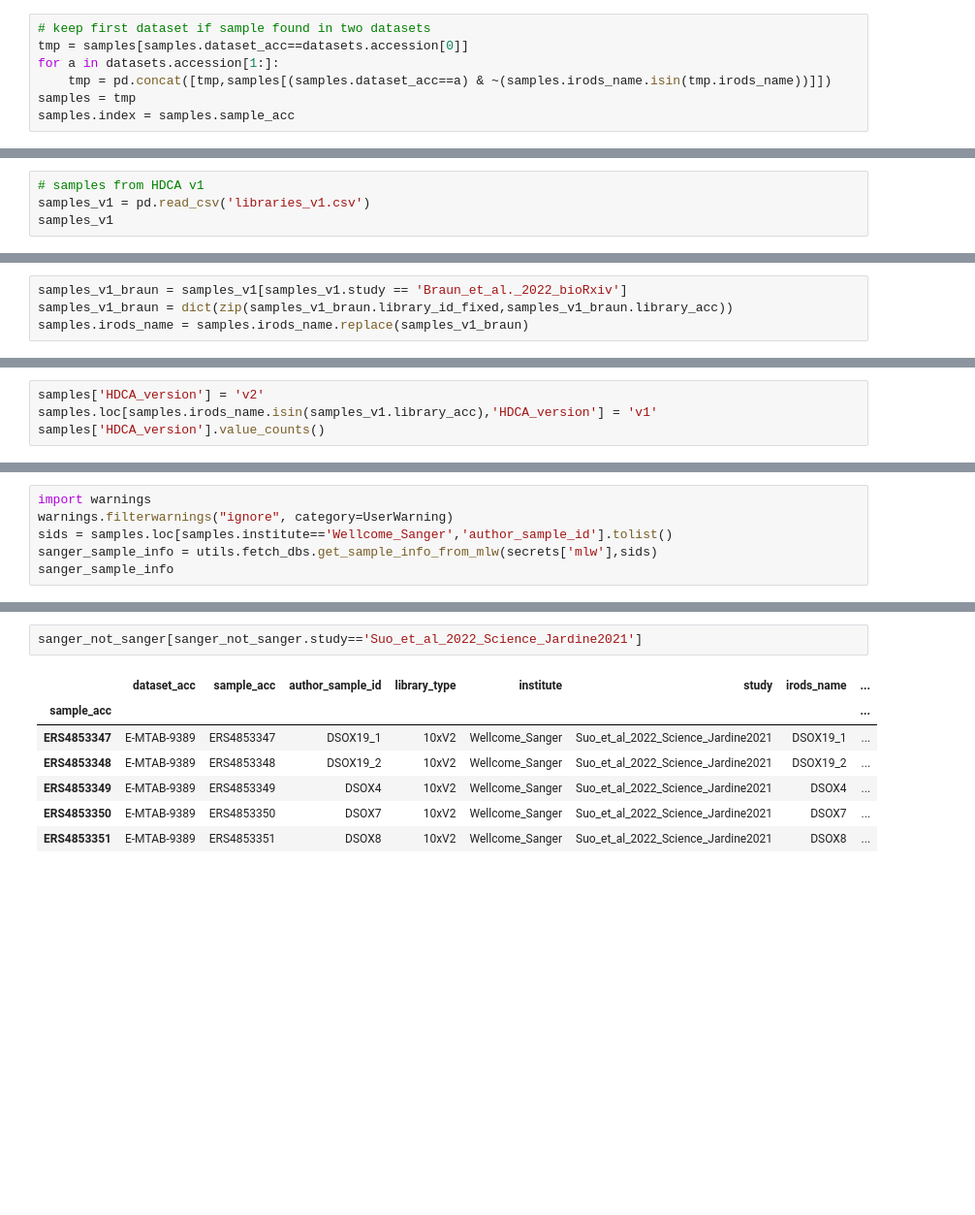
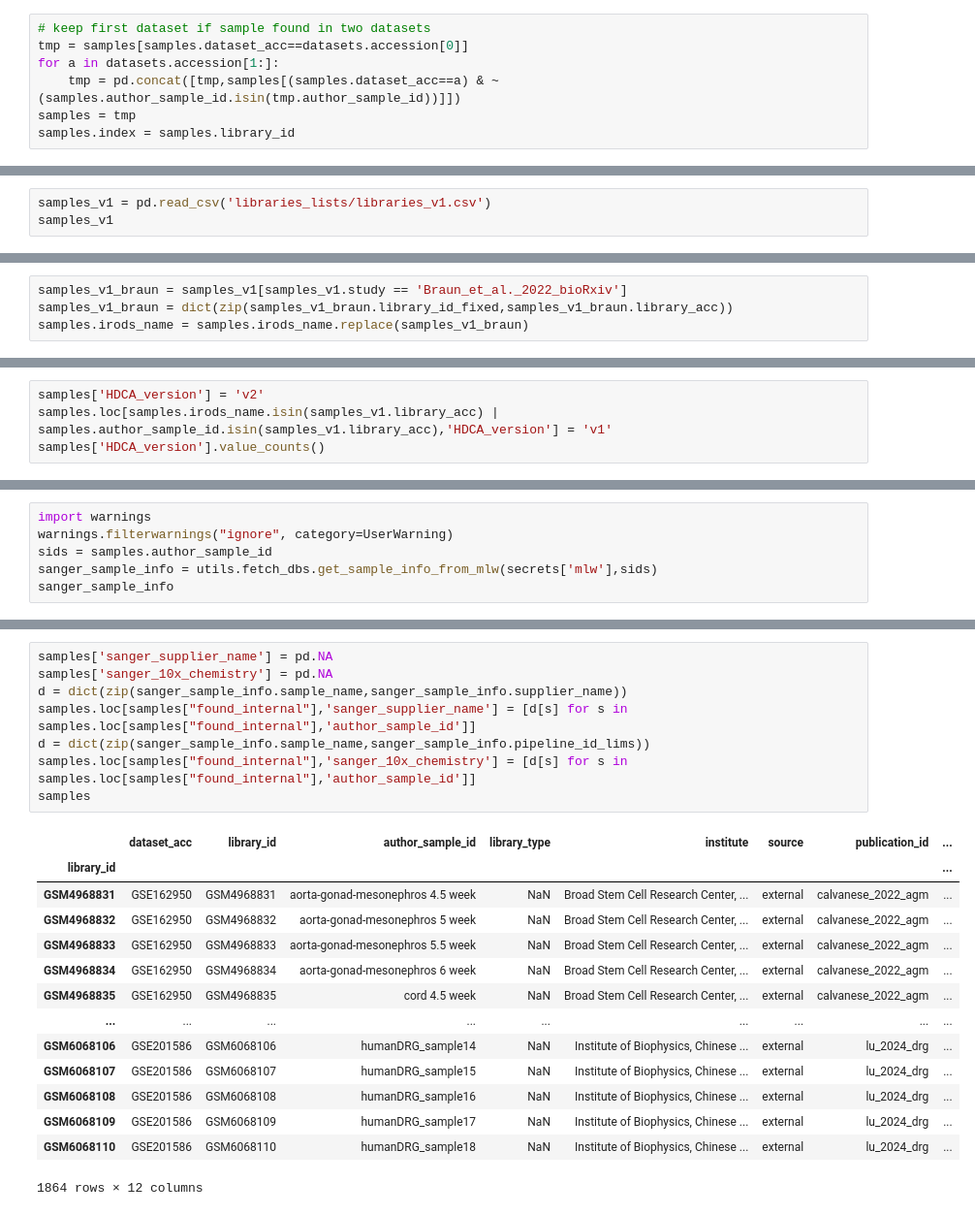
Before and after one commit to cellgeni/hdca_v2_reprocessing, a Jupyter notebook: 01_collect_sample_metadata.ipynb, the cells around one changed output, grey strips where cells are left out. Shown at 97% size. Cells and saved outputs as stored; diff of their text form; blank space fills up the shorter version.

```diff
--- a/01_collect_sample_metadata.ipynb
+++ b/01_collect_sample_metadata.ipynb
@@ -516,6 +591,6 @@ t.sort_values('datasets')
 # keep first dataset if sample found in two datasets
 tmp = samples[samples.dataset_acc==datasets.accession[0]]
 for a in datasets.accession[1:]:
-    tmp = pd.concat([tmp,samples[(samples.dataset_acc==a) & ~(samples.irods_name.isin(tmp.irods_name))]])
+    tmp = pd.concat([tmp,samples[(samples.dataset_acc==a) & ~(samples.author_sample_id.isin(tmp.author_sample_id))]])
 samples = tmp
-samples.index = samples.sample_acc
+samples.index = samples.library_id
@@ -522,6 +616,5 @@ samples.index = samples.sample_acc
 # %%
-# samples from HDCA v1
-samples_v1 = pd.read_csv('libraries_v1.csv')
+samples_v1 = pd.read_csv('libraries_lists/libraries_v1.csv')
 samples_v1
 # %% [output]
 |  | institute | study | library_id_fixed | n_cells | library_id_is_sanger | n_unique_bs | dataset_acc | ... |
@@ -607,6 +676,6 @@ samples[samples.irods_name=='4834STDY7002881']
 # %%
 samples['HDCA_version'] = 'v2'
-samples.loc[samples.irods_name.isin(samples_v1.library_acc),'HDCA_version'] = 'v1'
+samples.loc[samples.irods_name.isin(samples_v1.library_acc) | samples.author_sample_id.isin(samples_v1.library_acc),'HDCA_version'] = 'v1'
 samples['HDCA_version'].value_counts()
 # %% [output]
 HDCA_version
@@ -661,7 +703,7 @@ samples[samples.dataset_acc=='E-MTAB-11278']
 # %%
 import warnings
 warnings.filterwarnings("ignore", category=UserWarning)
-sids = samples.loc[samples.institute=='Wellcome_Sanger','author_sample_id'].tolist()
+sids = samples.author_sample_id
 sanger_sample_info = utils.fetch_dbs.get_sample_info_from_mlw(secrets['mlw'],sids)
 sanger_sample_info
 # %% [output]
@@ -691,12 +732,25 @@ Suo_et_al_2022_Science_Jardine2021     5
 Name: count, dtype: int64
 # %%
-sanger_not_sanger[sanger_not_sanger.study=='Suo_et_al_2022_Science_Jardine2021']
+samples['sanger_supplier_name'] = pd.NA
+samples['sanger_10x_chemistry'] = pd.NA
+d = dict(zip(sanger_sample_info.sample_name,sanger_sample_info.supplier_name))
+samples.loc[samples["found_internal"],'sanger_supplier_name'] = [d[s] for s in samples.loc[samples["found_internal"],'author_sample_id']]
+d = dict(zip(sanger_sample_info.sample_name,sanger_sample_info.pipeline_id_lims))
+samples.loc[samples["found_internal"],'sanger_10x_chemistry'] = [d[s] for s in samples.loc[samples["found_internal"],'author_sample_id']]
+samples
 # %% [output]
-|  | dataset_acc | sample_acc | author_sample_id | library_type | institute | study | irods_name | ... |
-| sample_acc |  |  |  |  |  |  |  | ... |
-| ERS4853347 | E-MTAB-9389 | ERS4853347 | DSOX19_1 | 10xV2 | Wellcome_Sanger | Suo_et_al_2022_Science_Jardine2021 | DSOX19_1 | ... |
-| ERS4853348 | E-MTAB-9389 | ERS4853348 | DSOX19_2 | 10xV2 | Wellcome_Sanger | Suo_et_al_2022_Science_Jardine2021 | DSOX19_2 | ... |
-| ERS4853349 | E-MTAB-9389 | ERS4853349 | DSOX4 | 10xV2 | Wellcome_Sanger | Suo_et_al_2022_Science_Jardine2021 | DSOX4 | ... |
-| ERS4853350 | E-MTAB-9389 | ERS4853350 | DSOX7 | 10xV2 | Wellcome_Sanger | Suo_et_al_2022_Science_Jardine2021 | DSOX7 | ... |
-| ERS4853351 | E-MTAB-9389 | ERS4853351 | DSOX8 | 10xV2 | Wellcome_Sanger | Suo_et_al_2022_Science_Jardine2021 | DSOX8 | ... |
+|  | dataset_acc | library_id | author_sample_id | library_type | institute | source | publication_id | ... |
+| library_id |  |  |  |  |  |  |  | ... |
+| GSM4968831 | GSE162950 | GSM4968831 | aorta-gonad-mesonephros 4.5 week | NaN | Broad Stem Cell Research Center, ... | external | calvanese_2022_agm | ... |
+| GSM4968832 | GSE162950 | GSM4968832 | aorta-gonad-mesonephros 5 week | NaN | Broad Stem Cell Research Center, ... | external | calvanese_2022_agm | ... |
+| GSM4968833 | GSE162950 | GSM4968833 | aorta-gonad-mesonephros 5.5 week | NaN | Broad Stem Cell Research Center, ... | external | calvanese_2022_agm | ... |
+| GSM4968834 | GSE162950 | GSM4968834 | aorta-gonad-mesonephros 6 week | NaN | Broad Stem Cell Research Center, ... | external | calvanese_2022_agm | ... |
+| GSM4968835 | GSE162950 | GSM4968835 | cord 4.5 week | NaN | Broad Stem Cell Research Center, ... | external | calvanese_2022_agm | ... |
+| ... | ... | ... | ... | ... | ... | ... | ... | ... |
+| GSM6068106 | GSE201586 | GSM6068106 | humanDRG_sample14 | NaN | Institute of Biophysics, Chinese ... | external | lu_2024_drg | ... |
+| GSM6068107 | GSE201586 | GSM6068107 | humanDRG_sample15 | NaN | Institute of Biophysics, Chinese ... | external | lu_2024_drg | ... |
+| GSM6068108 | GSE201586 | GSM6068108 | humanDRG_sample16 | NaN | Institute of Biophysics, Chinese ... | external | lu_2024_drg | ... |
+| GSM6068109 | GSE201586 | GSM6068109 | humanDRG_sample17 | NaN | Institute of Biophysics, Chinese ... | external | lu_2024_drg | ... |
+| GSM6068110 | GSE201586 | GSM6068110 | humanDRG_sample18 | NaN | Institute of Biophysics, Chinese ... | external | lu_2024_drg | ... |
+1864 rows × 12 columns
 # %%
```
Also changed, not shown: parts of 79 cells of this notebook, 9 other files.
